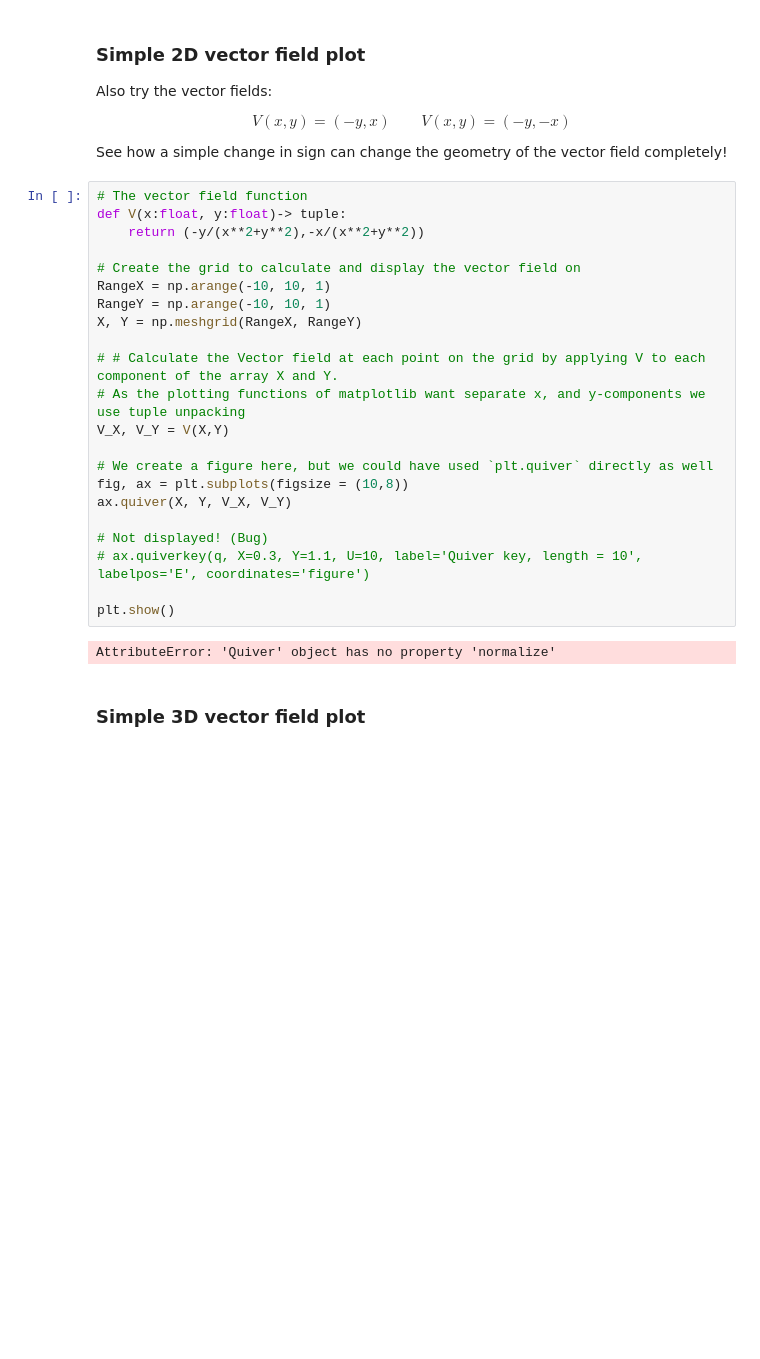
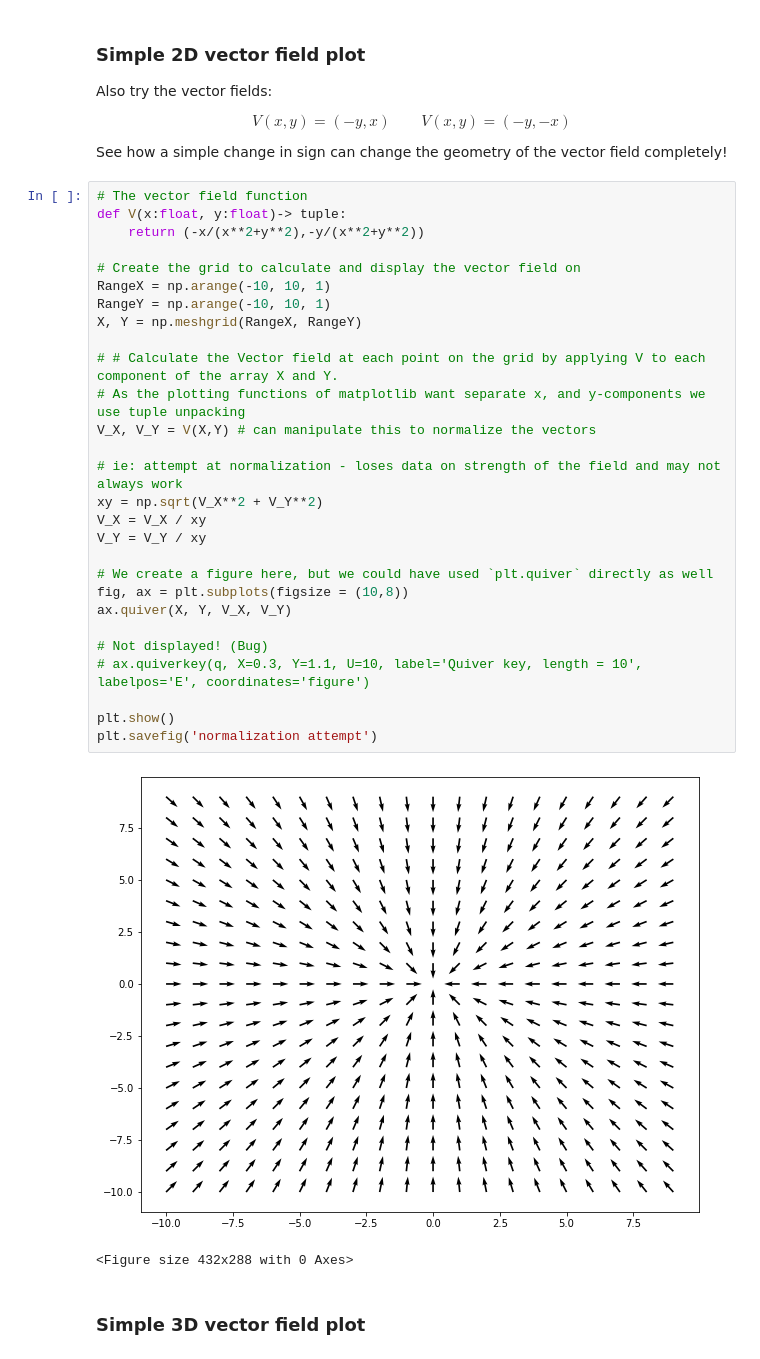
Before and after one commit to mon-neutrino/math-physicsy-stuff, a Jupyter notebook: physicsbeyond/U6/Vector field.ipynb, the cells around one changed output. Saved outputs shown, nothing was run; the diff lists cells and outputs as text; blank space fills up the shorter version.

Commit message:
normalization + folder

```diff
--- a/physicsbeyond/U6/Vector field.ipynb
+++ b/physicsbeyond/U6/Vector field.ipynb
@@ -23,27 +23,34 @@ See how a simple change in sign can change the geometry of the vector field comp
 # %%
 # The vector field function
 def V(x:float, y:float)-> tuple:
-    return (-y/(x**2+y**2),-x/(x**2+y**2))
+    return (-x/(x**2+y**2),-y/(x**2+y**2))
 
 # Create the grid to calculate and display the vector field on
 RangeX = np.arange(-10, 10, 1)
 RangeY = np.arange(-10, 10, 1)
 X, Y = np.meshgrid(RangeX, RangeY)
 
 # # Calculate the Vector field at each point on the grid by applying V to each component of the array X and Y.
 # As the plotting functions of matplotlib want separate x, and y-components we use tuple unpacking
-V_X, V_Y = V(X,Y)
+V_X, V_Y = V(X,Y) # can manipulate this to normalize the vectors
+
+# ie: attempt at normalization - loses data on strength of the field and may not always work
+xy = np.sqrt(V_X**2 + V_Y**2)
+V_X = V_X / xy
+V_Y = V_Y / xy
 
 # We create a figure here, but we could have used `plt.quiver` directly as well
 fig, ax = plt.subplots(figsize = (10,8))
 ax.quiver(X, Y, V_X, V_Y)
 
 # Not displayed! (Bug)
 # ax.quiverkey(q, X=0.3, Y=1.1, U=10, label='Quiver key, length = 10', labelpos='E', coordinates='figure')
 
 plt.show()
+plt.savefig('normalization attempt')
 # %% [output]
+[figure, added]
-AttributeError: 'Quiver' object has no property 'normalize'
+<Figure size 432x288 with 0 Axes>
 # %% [markdown]
 ### Simple 3D vector field plot
 # %%
```
Also changed, not shown: parts of 1 cell of this notebook, 2 other files.
